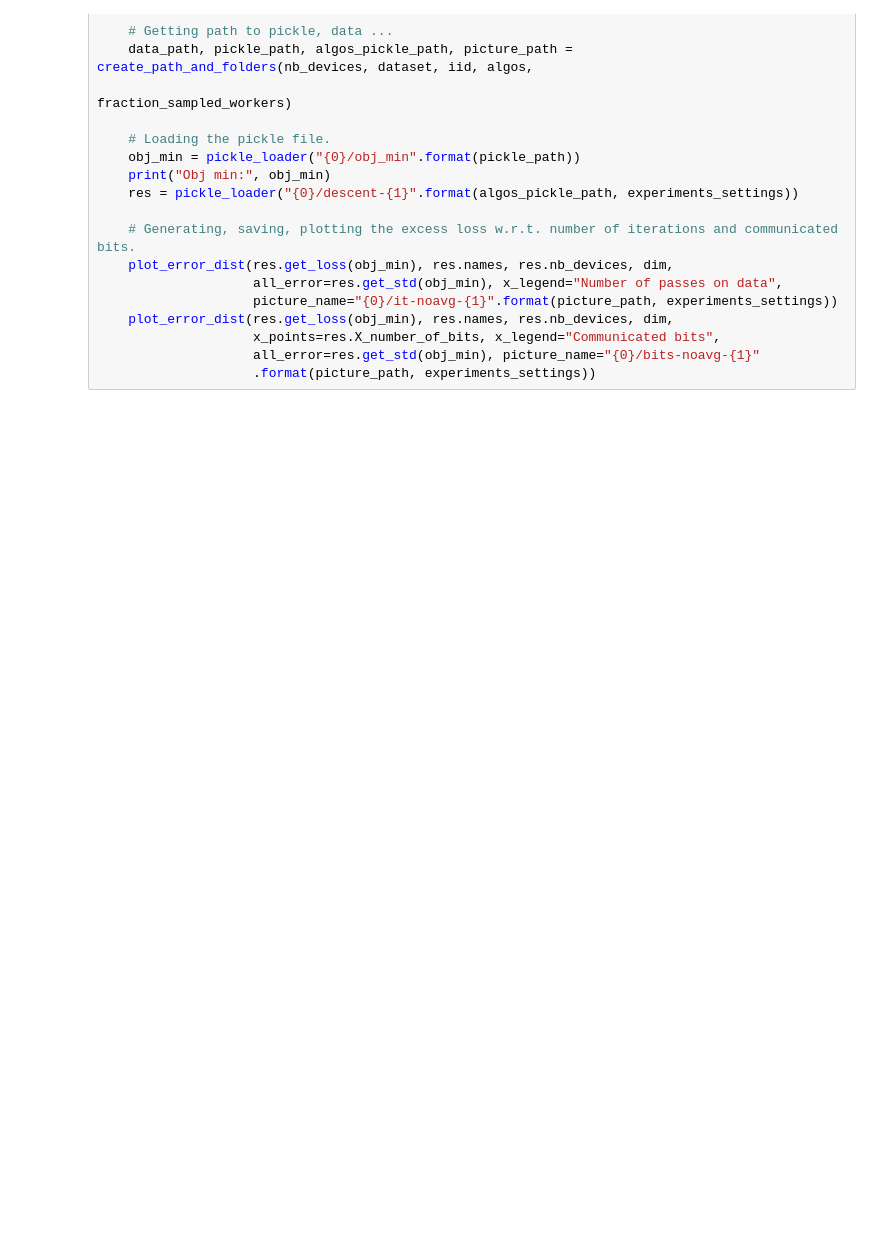
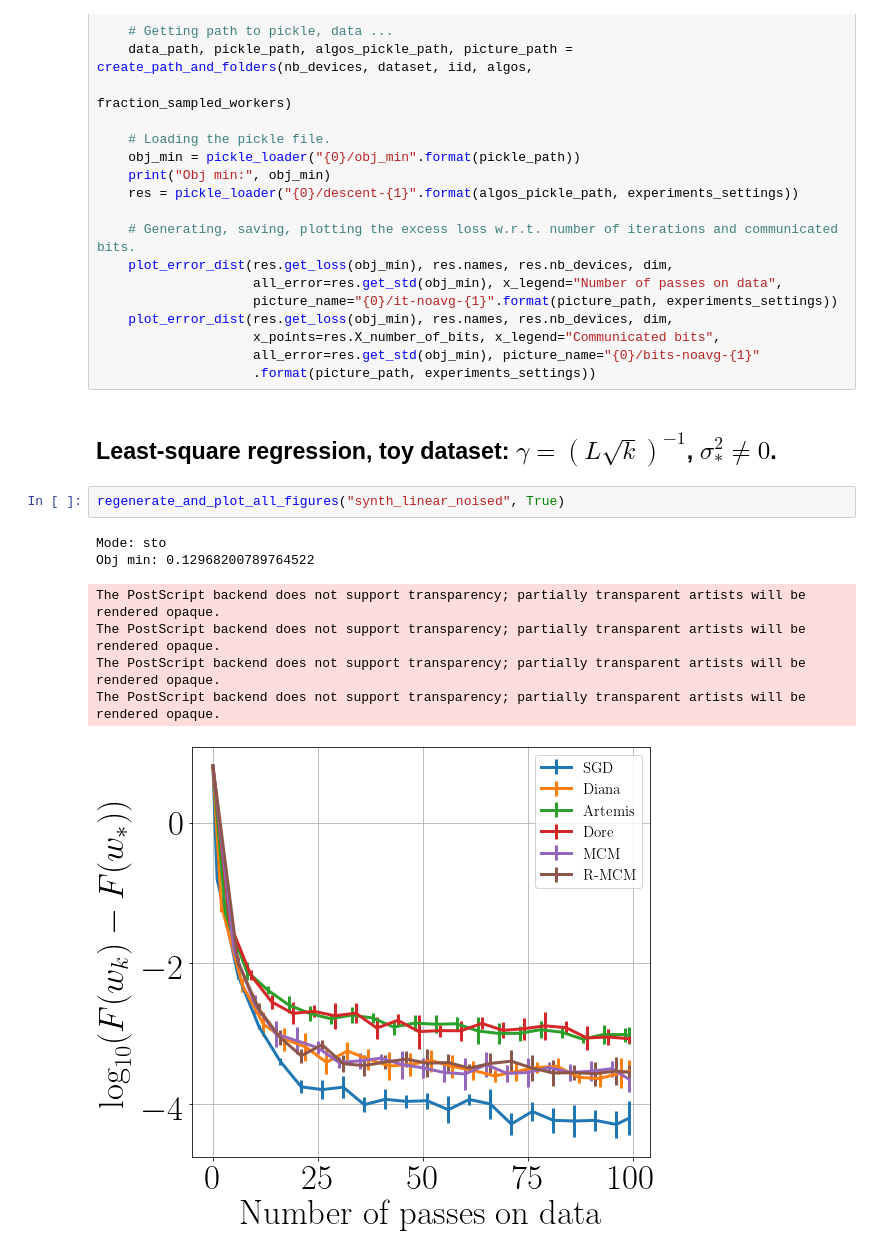
Before and after one commit to philipco/artemis-bidirectional-compression, a Jupyter notebook: notebook/Synthethic experiments.ipynb, the cells around one changed output. Cells and saved outputs as stored; diff of their text form; blank space fills up the shorter version.

Commit message:
Notebook - Non convex and synthethic are OK.

```diff
--- a/notebook/Synthethic experiments.ipynb
+++ b/notebook/Synthethic experiments.ipynb
@@ -46,3 +46,15 @@ def regenerate_and_plot_all_figures(dataset: str, stochastic: bool):
                     x_points=res.X_number_of_bits, x_legend="Communicated bits",
                     all_error=res.get_std(obj_min), picture_name="{0}/bits-noavg-{1}"
                     .format(picture_path, experiments_settings))
+# %% [markdown]
+## Least-square regression, toy dataset: $γ= (L \sqrt k)^{-1}$, $\sigma_*^2 \neq 0$.
+# %%
+regenerate_and_plot_all_figures("synth_linear_noised", True)
+# %% [output]
+Mode: sto
+Obj min: 0.12968200789764522
+The PostScript backend does not support transparency; partially transparent artists will be rendered opaque.
+The PostScript backend does not support transparency; partially transparent artists will be rendered opaque.
+The PostScript backend does not support transparency; partially transparent artists will be rendered opaque.
+The PostScript backend does not support transparency; partially transparent artists will be rendered opaque.
+[figure, added]
```
Also changed, not shown: parts of 6 cells of this notebook, 6 other files.
